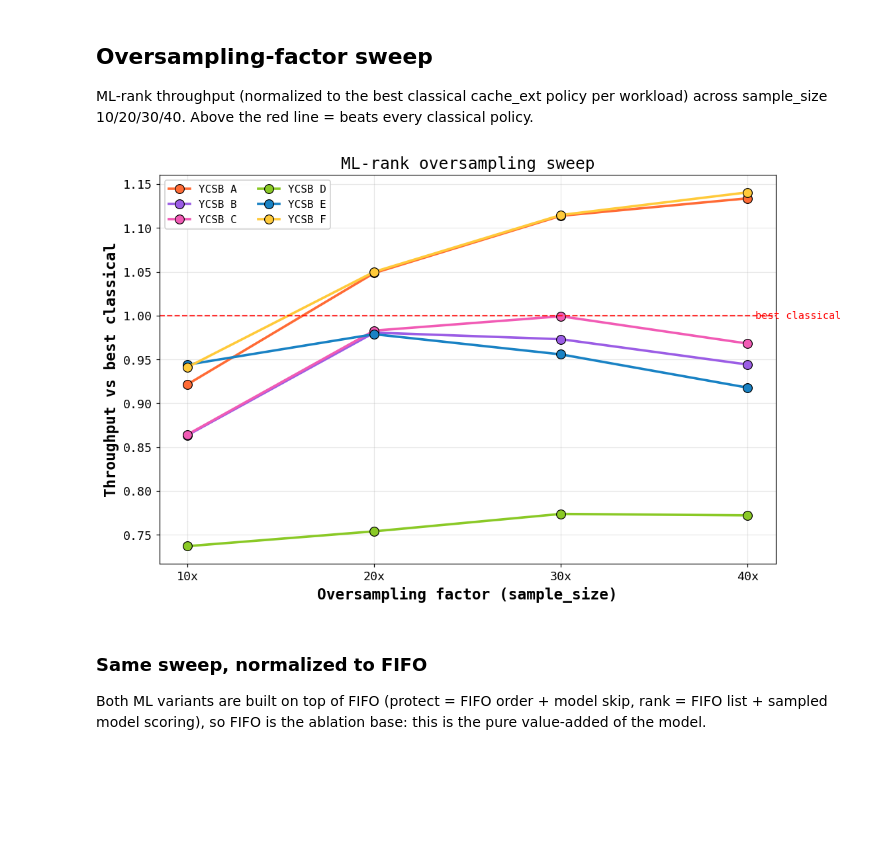
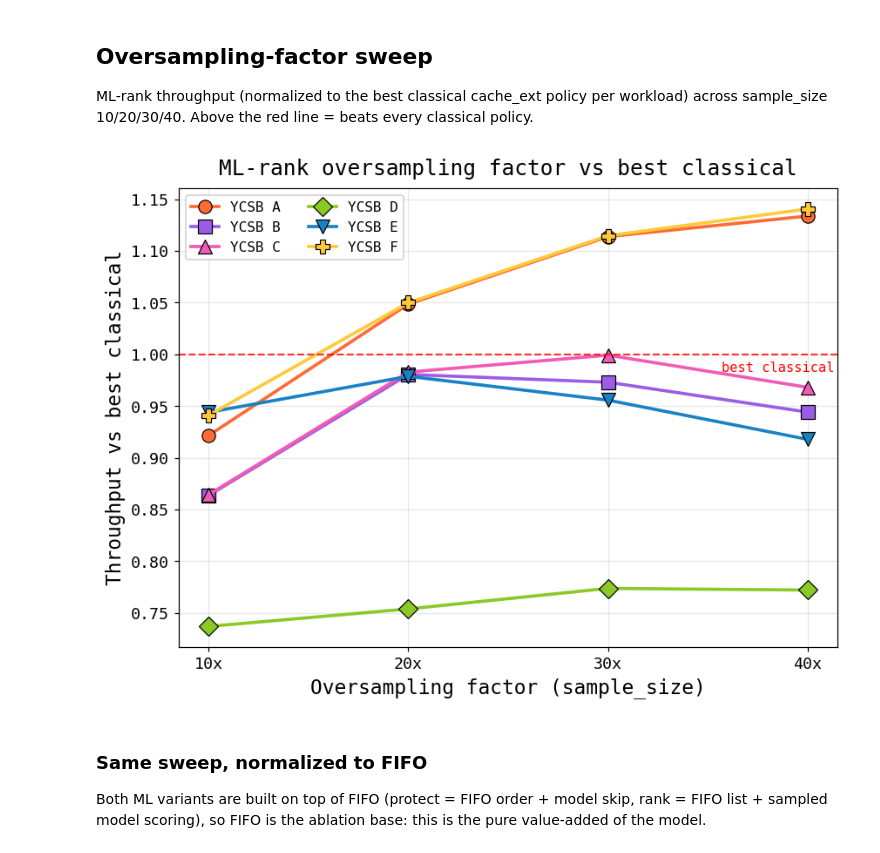
Before and after one commit to JayAndJef/cache_ext_lc, a Jupyter notebook: visualizations/results.ipynb, the cells around one changed output. Drawn from its saved outputs; the diff is of its cells as text; code cells hidden in the pictures; blank space fills up the shorter version.

```diff
--- a/visualizations/results.ipynb
+++ b/visualizations/results.ipynb
@@ -26,7 +26,7 @@ plt.rcParams.update({
     'font.monospace': ['DejaVu Sans Mono'],
     'font.size': 12,
     'axes.titlesize': 16, 'axes.labelsize': 15,
-    'axes.labelweight': 'bold',
+    'axes.labelweight': 'normal', 'axes.titlepad': 10,
     'xtick.labelsize': 12, 'ytick.labelsize': 12,
     'legend.fontsize': 10.5, 'legend.frameon': True, 'legend.framealpha': 0.95,
     'axes.grid': True, 'grid.alpha': 0.3, 'grid.linestyle': '-',
@@ -35,6 +35,7 @@ plt.rcParams.update({
     'figure.facecolor': 'white', 'axes.facecolor': 'white',
     'savefig.facecolor': 'white', 'savefig.edgecolor': 'white',
     'savefig.transparent': False,
+    'hatch.linewidth': 0.3,
 })
 
 COLORS = {
@@ -51,6 +52,28 @@ COLORS = {
     'ML-rank 30x (ours)':  '#00C2A8',
     'ML-rank 40x (ours)':  '#008F7A',
 }
+MARKERS = {  # one shape per policy (image-style); ML-rank family shares a shape, varies by color
+    'Linux LRU': 'o', 'MGLRU (Linux)': '^',
+    'MRU (cache_ext)': 's', 'FIFO (cache_ext)': 'P', 'S3-FIFO (cache_ext)': 'X',
+    'LHD (cache_ext)': 'D', 'LFU (cache_ext)': '*', 'ML-protect (ours)': 'h',
+    'ML-rank 10x (ours)': 'o', 'ML-rank 20x (ours)': 'o',
+    'ML-rank 30x (ours)': 'o', 'ML-rank 40x (ours)': 'o',
+}
+def disp(name):  # standardized display name for kernel baselines (dict keys unchanged)
+    return {'Linux LRU': 'LRU (Linux)', 'MGLRU (Linux)': 'MGLRU (Linux)'}.get(name, name)
+
+import matplotlib.colors as _mc
+def text_on(color):  # black on light fills, white on dark -> readable in color AND greyscale
+    r, g, b = _mc.to_rgba(color)[:3]
+    return 'black' if (0.299*r + 0.587*g + 0.114*b) > 0.6 else 'white'
+
+HATCHES = {  # distinct texture per policy so grouped bars separate in greyscale
+    'Linux LRU': '', 'MGLRU (Linux)': '///', 'MRU (cache_ext)': '...',
+    'FIFO (cache_ext)': 'xxx', 'S3-FIFO (cache_ext)': 'ooo', 'LHD (cache_ext)': '|||',
+    'LFU (cache_ext)': '---', 'ML-protect (ours)': '+++', 'ML-rank 30x (ours)': '***',
+    'ML-rank 10x (ours)': 'OO', 'ML-rank 20x (ours)': '//', 'ML-rank 40x (ours)': '..',
+}
+
 WORKLOADS = ['ycsb_a', 'ycsb_b', 'ycsb_c', 'ycsb_d', 'ycsb_e', 'ycsb_f']
 WLABELS = ['YCSB\nA', 'YCSB\nB', 'YCSB\nC', 'YCSB\nD', 'YCSB\nE', 'YCSB\nF']
 CLASSICAL = ['MRU (cache_ext)', 'FIFO (cache_ext)', 'S3-FIFO (cache_ext)',
@@ -171,25 +207,28 @@ classical policy.
 # %%
 FACTORS = [10, 20, 30, 40]
 RANK_LABELS = {f: f'ML-rank {f}x (ours)' for f in FACTORS}
 wl_colors = ['#FF6B35', '#9B5DE5', '#F15BB5', '#8AC926', '#1982C4', '#FFCA3A']
+wl_markers = ['o', 's', '^', 'D', 'v', 'P']  # distinct shapes -> readable in greyscale
 
-fig, ax = plt.subplots(figsize=(10.5, 6.5))
-for w, wl, c in zip(WORKLOADS, WLABELS, wl_colors):
+fig, ax = plt.subplots(figsize=(8, 6))
+for w, wl, c, mk in zip(WORKLOADS, WLABELS, wl_colors, wl_markers):
     rel = [tput.loc[w, RANK_LABELS[f]] / best_classical[w] for f in FACTORS]
-    ax.plot(FACTORS, rel, marker='o', markersize=9, linewidth=2.4, color=c,
+    ax.plot(FACTORS, rel, marker=mk, markersize=10, linewidth=2.4, color=c,
             markeredgecolor='black', markeredgewidth=0.8, label=wl.replace('\n', ' '))
 ax.axhline(1.0, color='red', linestyle='--', linewidth=1.4, alpha=0.8)
-ax.text(40.4, 1.0, 'best classical', color='red', fontsize=10, va='center')
+ax.annotate('best classical', xy=(0.995, 1.0), xycoords=ax.get_yaxis_transform(),
+            xytext=(0, -5), textcoords='offset points',
+            color='red', fontsize=10, ha='right', va='top')
 ax.set_xticks(FACTORS); ax.set_xticklabels([f'{f}x' for f in FACTORS])
 ax.set_xlabel('Oversampling factor (sample_size)')
 ax.set_ylabel('Throughput vs best classical')
-ax.set_title('ML-rank oversampling sweep')
+ax.set_title('ML-rank oversampling factor vs best classical')
 ax.legend(ncol=2)
 fig.tight_layout()
 fig.savefig(os.path.join(FIGS, 'fig3_oversampling_sweep.png'))
 plt.show()
 # %% [output]
-[figure, old version]
+[figure, new version]
 # %% [markdown]
 ### Same sweep, normalized to FIFO
 Both ML variants are built on top of FIFO (protect = FIFO order + model skip,
```
Also changed, not shown: parts of 28 cells of this notebook, 38 other files.
